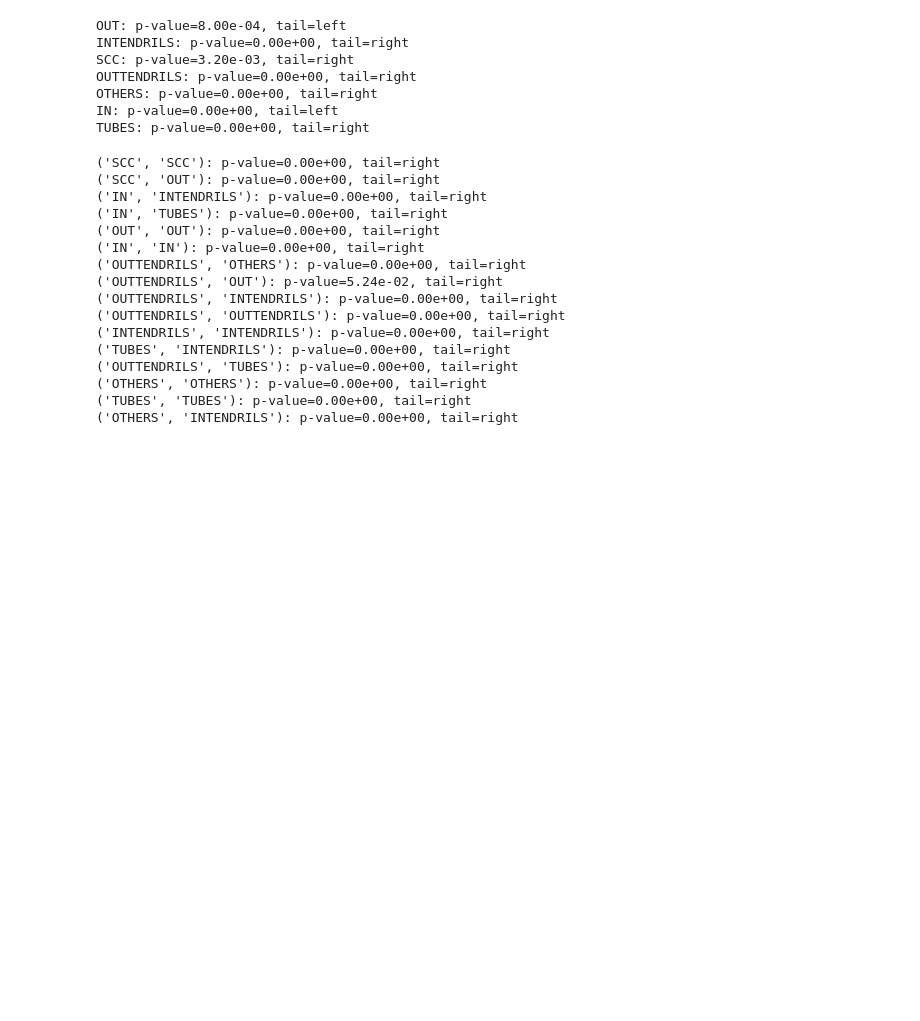
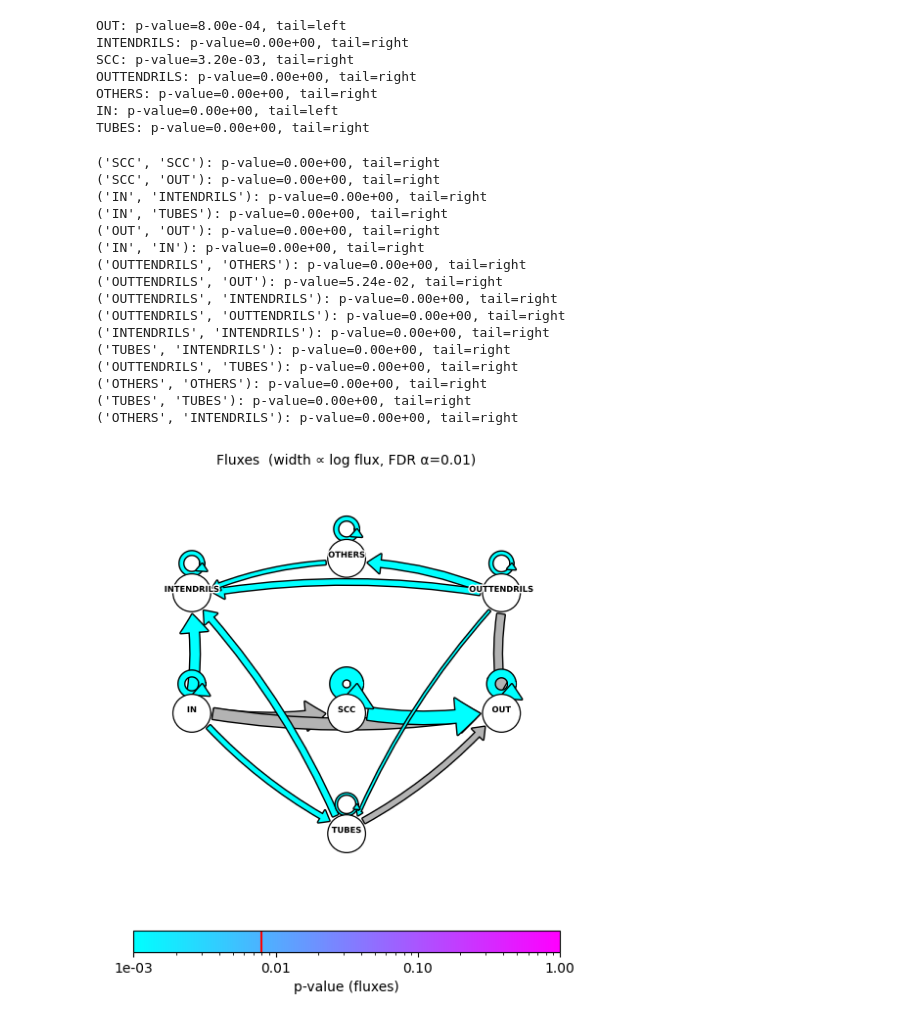
Before and after one commit to fabiosaracco/bowtie2, a Jupyter notebook: 0_2_bowtie_test.ipynb, the cells around one changed output. Drawn from its saved outputs; the diff is of its cells as text; code cells hidden in the pictures; blank space fills up the shorter version.

Commit message:
Right-tail test implemented...

```diff
--- a/0_2_bowtie_test.ipynb
+++ b/0_2_bowtie_test.ipynb
@@ -447,3 +447,16 @@ for key, item in fluxes_dict_0[dataset]['p_vals'].items():
 ('OTHERS', 'OTHERS'): p-value=0.00e+00, tail=right
 ('TUBES', 'TUBES'): p-value=0.00e+00, tail=right
 ('OTHERS', 'INTENDRILS'): p-value=0.00e+00, tail=right
+# %%
+# jsut the right tailed fluxes with FDR validation
+right_tailed_fluxes={}
+for key, item in fluxes_dict_0[dataset]['p_vals'].items():
+    right_tailed_fluxes[key] = item
+    if item['tail'] == 'right':
+        right_tailed_fluxes[key]['p_value'] *=2
+    else:
+        right_tailed_fluxes[key]['p_value']=1.
+plot_bowtie_fluxes(right_tailed_fluxes, 0.01)
+plt.show()
+# %% [output]
+[figure, added]
```
Also changed, not shown: parts of 1 cell of this notebook.
